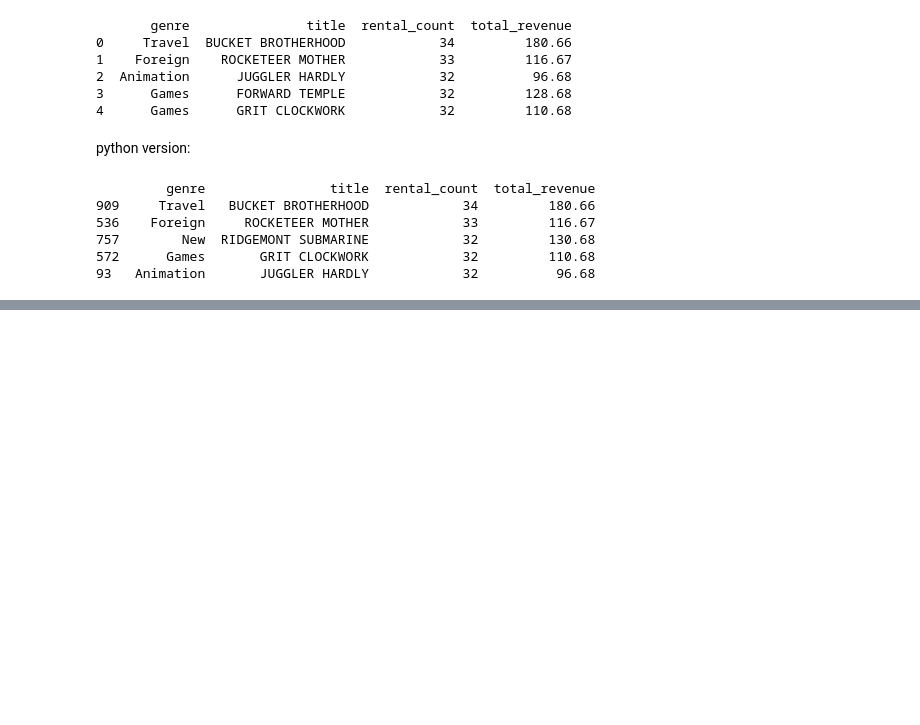
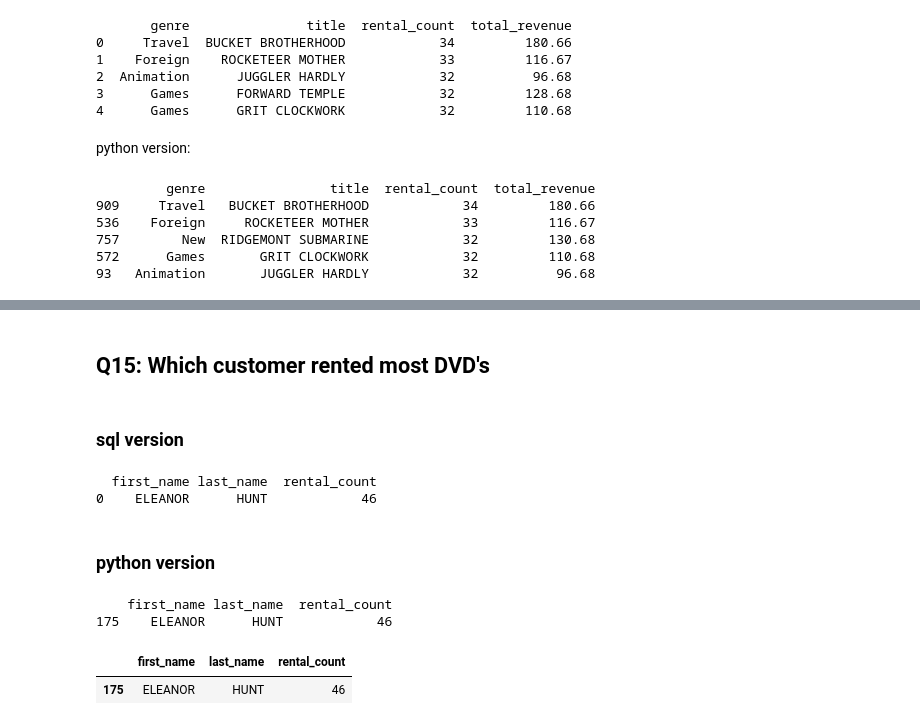
Before and after one commit to cenkerarin/lotus-practice, a Jupyter notebook: practice.ipynb, the cells around one changed output, grey strips where cells are left out. Drawn from its saved outputs; the diff is of its cells as text; code cells hidden in the pictures; blank space fills up the shorter version.

```diff
--- a/practice.ipynb
+++ b/practice.ipynb
@@ -419,0 +625,53 @@ print(df.head())
+# %% [markdown]
+## Q15: Which customer rented most DVD's
+# %% [markdown]
+### sql version
+# %%
+query = """
+SELECT customer.first_name, customer.last_name, COUNT(rental.rental_id) AS rental_count
+FROM customer
+JOIN rental ON customer.customer_id = rental.customer_id
+GROUP BY customer.customer_id
+ORDER BY rental_count DESC
+LIMIT 1;
+"""
+
+df = pd.read_sql_query(query, conn)
+print(df.head())
+# %% [output]
+  first_name last_name  rental_count
+0    ELEANOR      HUNT            46
+# %% [markdown]
+### python version
+# %%
+customer_df = pd.read_sql_query("SELECT * FROM customer", conn)
+rental_df = pd.read_sql_query("SELECT * FROM rental", conn)
+
+customer_rental = customer_df.merge(rental_df, on="customer_id", how="inner")
+
+cr_count = customer_rental.groupby(['first_name', 'last_name'])
+
+cr_count = cr_count.size().reset_index(name='rental_count')
+
+cr_count = cr_count.sort_values('rental_count', ascending=False)
+
+print(cr_count.head(1))
+# %% [output]
+    first_name last_name  rental_count
+175    ELEANOR      HUNT            46
+# %%
+customer_df = pd.read_sql_query("SELECT * FROM customer", conn)
+rental_df = pd.read_sql_query("SELECT * FROM rental", conn)
+
+customer_rental = customer_df.merge(rental_df, on="customer_id", how="inner")
+
+df = customer_rental.groupby(['first_name', 'last_name']).agg({
+    'rental_id': 'count'
+}).reset_index()
+
+df.columns = ['first_name', 'last_name', 'rental_count']
+
+df.sort_values('rental_count', ascending=False).head(1)
+# %% [output]
+|  | first_name | last_name | rental_count |
+| 175 | ELEANOR | HUNT | 46 |
```
Also changed, not shown: parts of 23 cells of this notebook.
